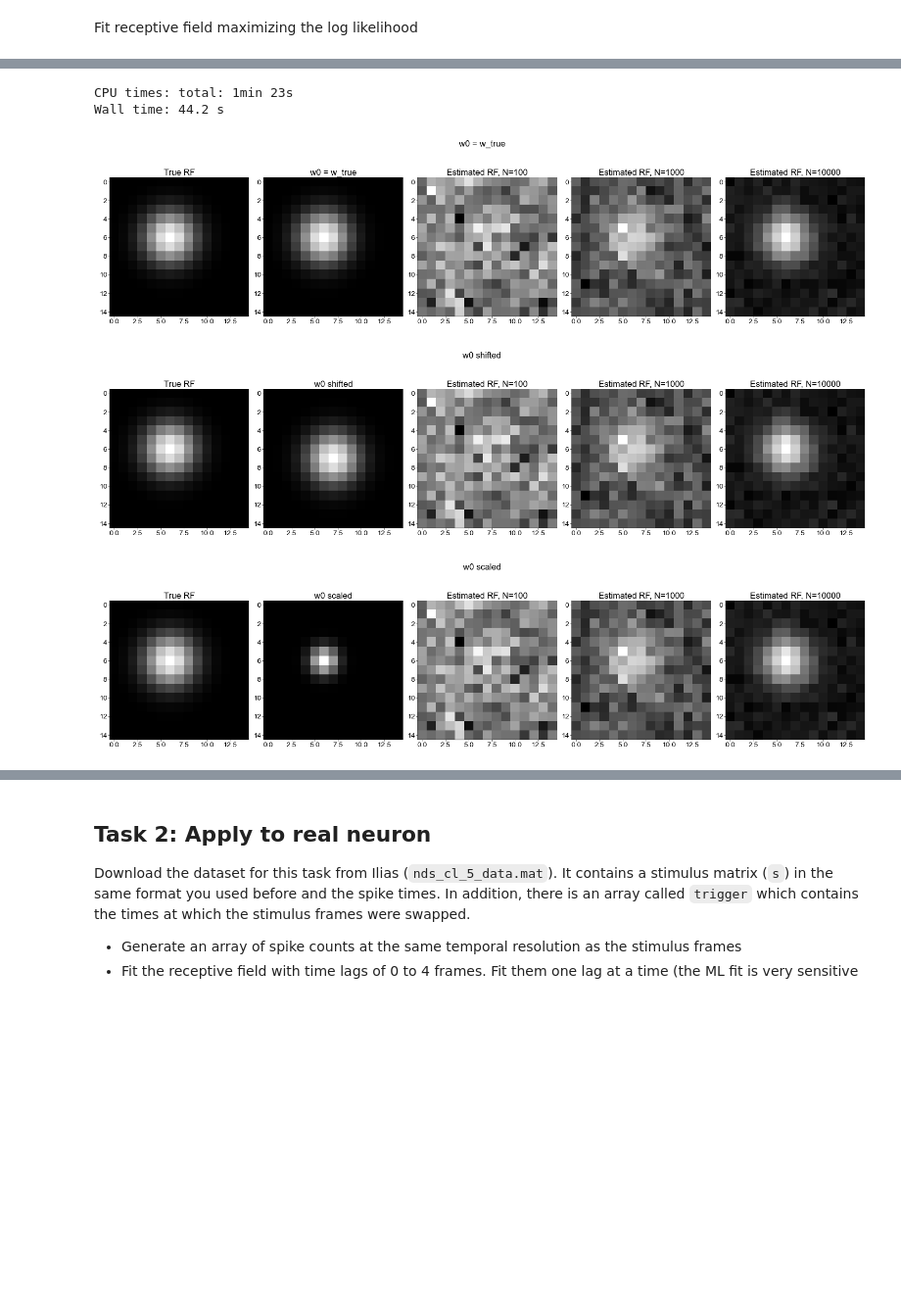
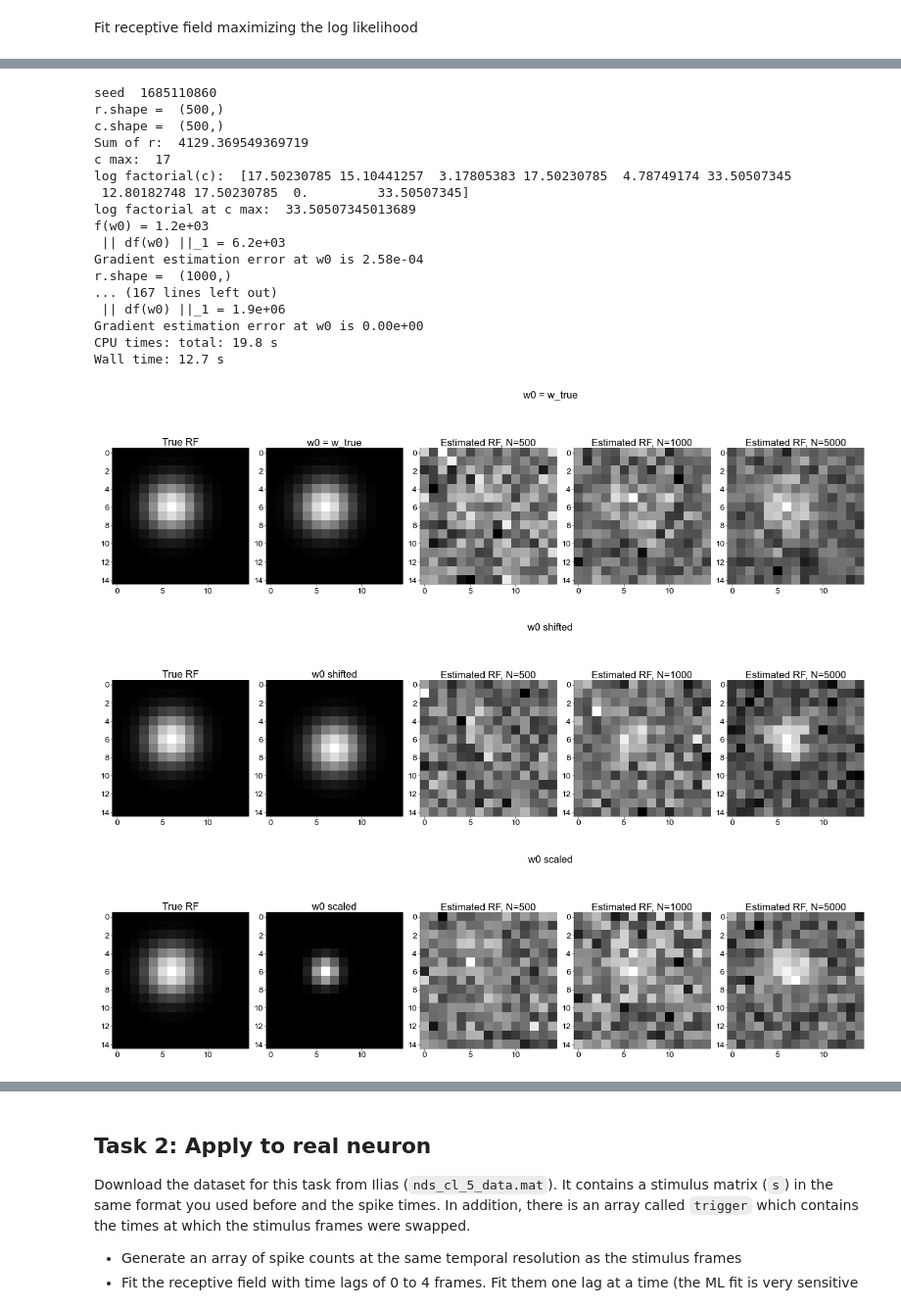
Before and after one commit to atimcenko/tu-neural-data-science, a Jupyter notebook: notebooks/CodingLab5_Alex.ipynb, the cells around one changed output, grey strips where cells are left out. Shown at 98% size. Drawn from its saved outputs; the diff is of its cells as text; code cells hidden in the pictures; blank space fills up the shorter version.

```diff
--- a/notebooks/CodingLab5_Alex.ipynb
+++ b/notebooks/CodingLab5_Alex.ipynb
@@ -147,6 +143,6 @@ array([  0,   0,   2,  94,  99, 103])
 # %%
 D = 15     # number of pixels
-nT = 1000  # number of time bins
+nT = 10  # number of time bins
 dt = 0.1   # bins of 100 ms
 R = 50     # firing rate in Hz
 v = 5      # stimulus variance
@@ -198,5 +202,5 @@ from scipy.special import factorial
 # %%
-def negloglike_lnp(x, c, s, dt=0.1, R=50):
+def negloglike_lnp(w, c, s, dt=0.1, R=50, verbose=False):
     '''Implements the negative (!) log-likelihood of the LNP model and its
     gradient with respect to the receptive field w.
 
@@ -231,8 +235,15 @@ def negloglike_lnp(x, c, s, dt=0.1, R=50):
     # calculated earlier. (0.5 pts)
     # ------------------------------------------------
 
-    r = (np.exp(x[np.newaxis, :] @ s) * R * dt).flatten()
-    f = -(c * np.log(r) - np.log(factorial(c)) - r).sum()
+    r = (np.exp(w[np.newaxis, :] @ s) * R * dt).flatten()
+    if verbose:
+        print("r.shape = ", r.shape)
+        print("c.shape = ", c.shape)
+        print("Sum of r: ", r.sum())
+        print("c max: ", c.max())
+        print("log factorial(c): ", gammaln(c + 1)[:10])
+        print("log factorial at c max: ", gammaln(np.max(c) + 1))
+    f = np.nansum(-(c * np.log(r) - gammaln(c + 1) - r))
 
     # using numpy broadcasting each row of s is multiplied by different (c - r)
     df = (-s @ (c - r)[:, np.newaxis]).flatten()
@@ -281,46 +339,72 @@ Wall time: 6.08 s
 # %%
 %%time
+seed = int(time.time())
+np.random.seed(seed)
+print("seed ", seed)
 
-np.random.seed(42)
+# np.random.seed(42)
 
 # different intializations
 w0_labels = ["w0 = w_true",
              "w0 shifted",
              "w0 scaled",
              "w0 shifted + scaled",
-             "w0 random"]
+             "w0 random",
+             "w0 zeros"]
+
+w_true = gen_gauss_rf(D, 7, (1, 1)).flatten()
+nT = 100
+dt = 0.1
+R = 50
+v = 1
 
 w0_list = [gen_gauss_rf(D, 7, (1, 1)).flatten(),
            gen_gauss_rf(D, 7, (0, 0)).flatten(),
            gen_gauss_rf(D, 2, (1, 1)).flatten(),
            gen_gauss_rf(D, 3, (-1, -1)).flatten(),
-           stats.norm.rvs(size=(D, D))]
+           stats.norm.rvs(size=(D, D)).flatten(),
+           np.zeros(D * D)]
 
 for w0, w0_label in zip(w0_list, w0_labels):
 
     plt.figure(figsize=(15, 4))
 
-    plt.subplot(1, 5, 1)
-    plt.imshow(w.reshape((D, D)), cmap='gray')
+    plt.subplot(1, len(w0_list), 1)
+    plt.imshow(w_true.reshape((D, D)), cmap='gray')
     plt.title(f"True RF")
 
-    plt.subplot(1, 5, 2)
+    plt.subplot(1, len(w0_list), 2)
     plt.imshow(w0.reshape((D, D)), cmap='gray')
     plt.title(w0_label)
 
-    for i, nT in enumerate([100, 1000, 10000]):
+    for i, nT in enumerate([500, 1000, 5000]):
 
-        c, r, s = sample_lnp(w.flatten(), nT, dt, R, v)
-        w_hat = estimate_receptive_field(w0, c, s)
+        c, r, s = sample_lnp(w_true.flatten(), nT, dt, R, v)
+        w_hat = estimate_receptive_field(w0, c, s, method="L-BFGS-B", verbose=True)
 
-        plt.subplot(1, 5, i + 3)
+        plt.subplot(1, len(w0_list), i + 3)
         plt.imshow(w_hat.reshape((D, D)), cmap='gray')
         plt.title(f"Estimated RF, N={nT}")
 
     plt.suptitle(w0_label)
 # %% [output]
-CPU times: total: 1min 23s
-Wall time: 44.2 s
+seed  1685110860
+r.shape =  (500,)
+c.shape =  (500,)
+Sum of r:  4129.369549369719
+c max:  17
+log factorial(c):  [17.50230785 15.10441257  3.17805383 17.50230785  4.78749174 33.50507345
+ 12.80182748 17.50230785  0.         33.50507345]
+log factorial at c max:  33.50507345013689
+f(w0) = 1.2e+03
+ || df(w0) ||_1 = 6.2e+03
+Gradient estimation error at w0 is 2.58e-04
+r.shape =  (1000,)
+... (167 lines left out)
+ || df(w0) ||_1 = 1.9e+06
+Gradient estimation error at w0 is 0.00e+00
+CPU times: total: 19.8 s
+Wall time: 12.7 s
-[figure, old version]
+[figure, new version]
-[figure, old version]
+[figure, new version]
-[figure, old version]
+[figure, new version]
```
Also changed, not shown: parts of 28 cells of this notebook.
